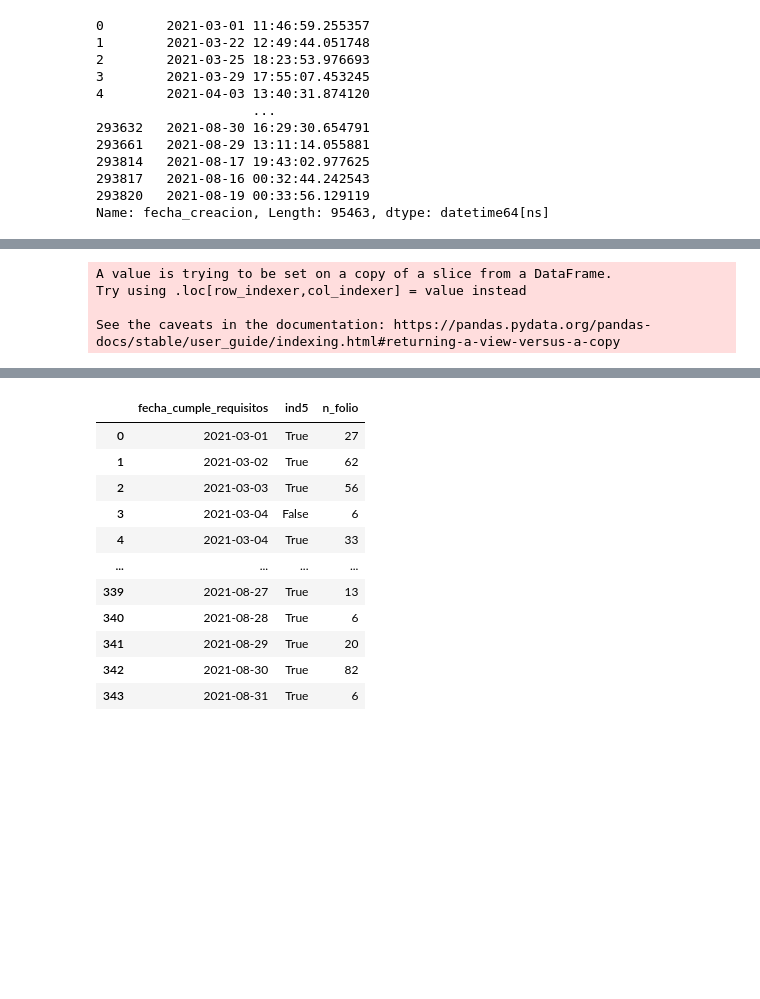
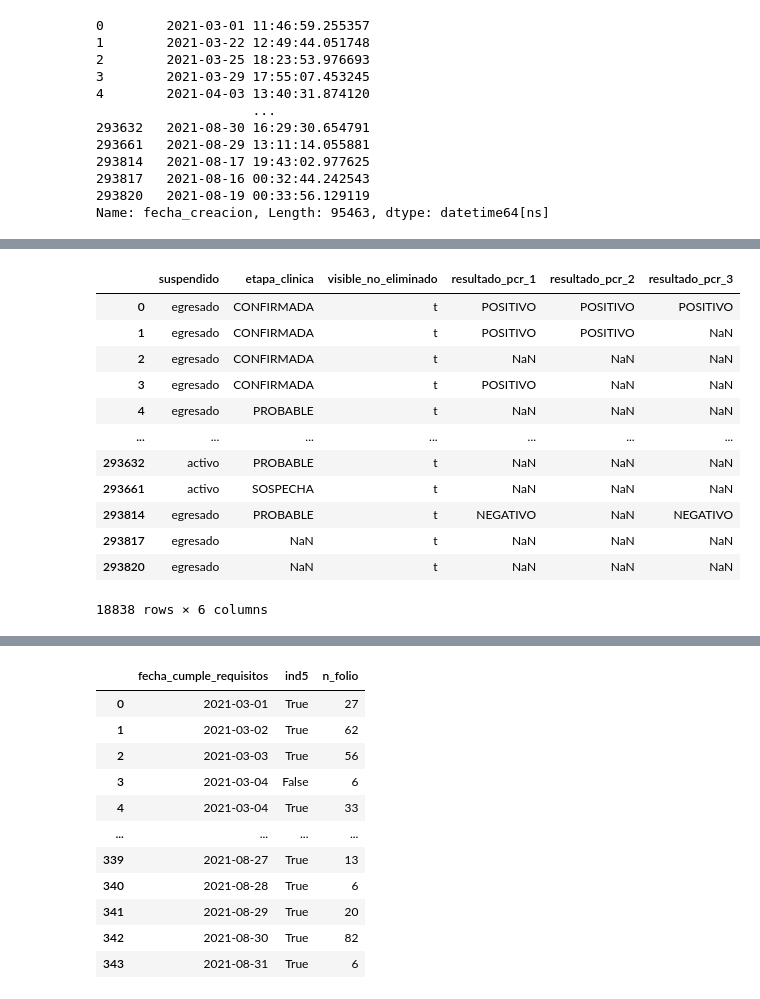
Before and after one commit to millacurafa/SeremiSaludAysenCovid, a Jupyter notebook: indicadores_trazabilidad.ipynb, the cells around one changed output, grey strips where cells are left out. Cells and saved outputs as stored; diff of their text form; code cells hidden in the pictures; blank space fills up the shorter version.

```diff
--- a/indicadores_trazabilidad.ipynb
+++ b/indicadores_trazabilidad.ipynb
@@ -729,9 +729,17 @@ df_seguimiento_ind5.sample(2)
 2 rows × 59 columns
-# %%
-#Crea diferencia de fecha
-df_seguimiento_ind5['dif_fecha'] = df_seguimiento_ind5['fecha_cumple_requisitos'] - df_seguimiento_ind5['fecha_notificacion']
-# %% [output]
-A value is trying to be set on a copy of a slice from a DataFrame.
-Try using .loc[row_indexer,col_indexer] = value instead
-
-See the caveats in the documentation: https://pandas.pydata.org/pandas-docs/stable/user_guide/indexing.html#returning-a-view-versus-a-copy
+# %%
+df_seguimiento_ind5[['suspendido', 'etapa_clinica', 'visible_no_eliminado','resultado_pcr_1','resultado_pcr_2','resultado_pcr_3']]
+# %% [output]
+|  | suspendido | etapa_clinica | visible_no_eliminado | resultado_pcr_1 | resultado_pcr_2 | resultado_pcr_3 |
+| 0 | egresado | CONFIRMADA | t | POSITIVO | POSITIVO | POSITIVO |
+| 1 | egresado | CONFIRMADA | t | POSITIVO | POSITIVO | NaN |
+| 2 | egresado | CONFIRMADA | t | NaN | NaN | NaN |
+| 3 | egresado | CONFIRMADA | t | POSITIVO | NaN | NaN |
+| 4 | egresado | PROBABLE | t | NaN | NaN | NaN |
+| ... | ... | ... | ... | ... | ... | ... |
+| 293632 | activo | PROBABLE | t | NaN | NaN | NaN |
+| 293661 | activo | SOSPECHA | t | NaN | NaN | NaN |
+| 293814 | egresado | PROBABLE | t | NEGATIVO | NaN | NEGATIVO |
+| 293817 | egresado | NaN | t | NaN | NaN | NaN |
+| 293820 | egresado | NaN | t | NaN | NaN | NaN |
+18838 rows × 6 columns
```
Also changed, not shown: parts of 22 cells of this notebook.
